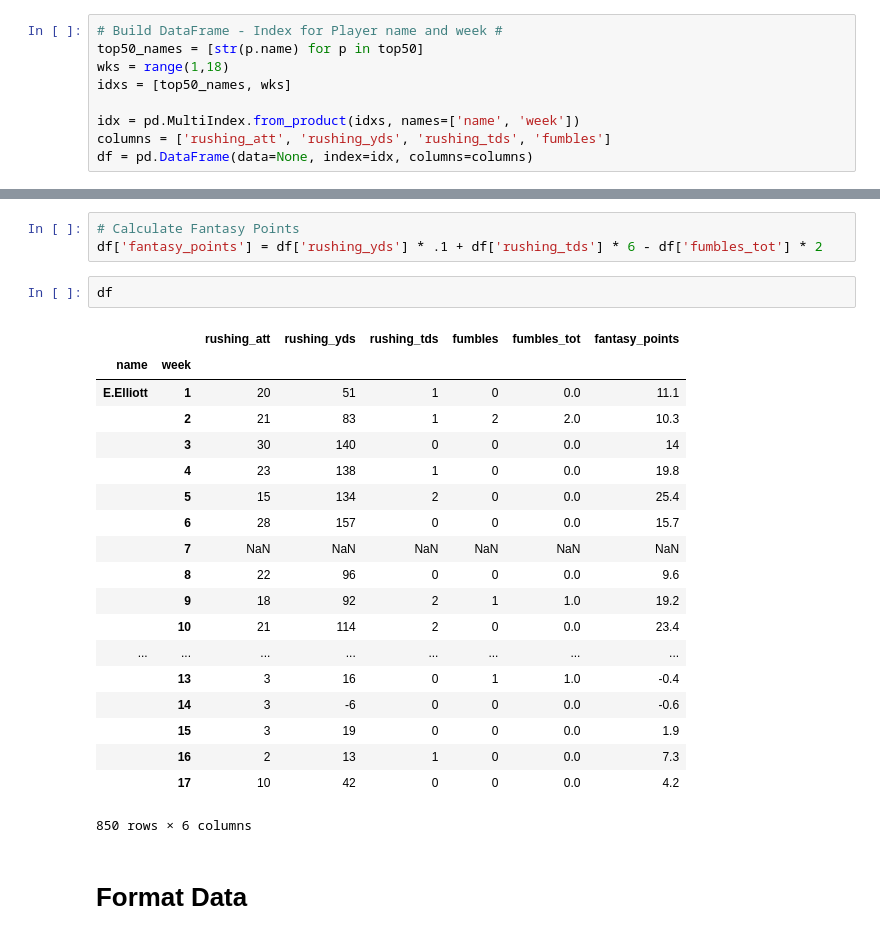
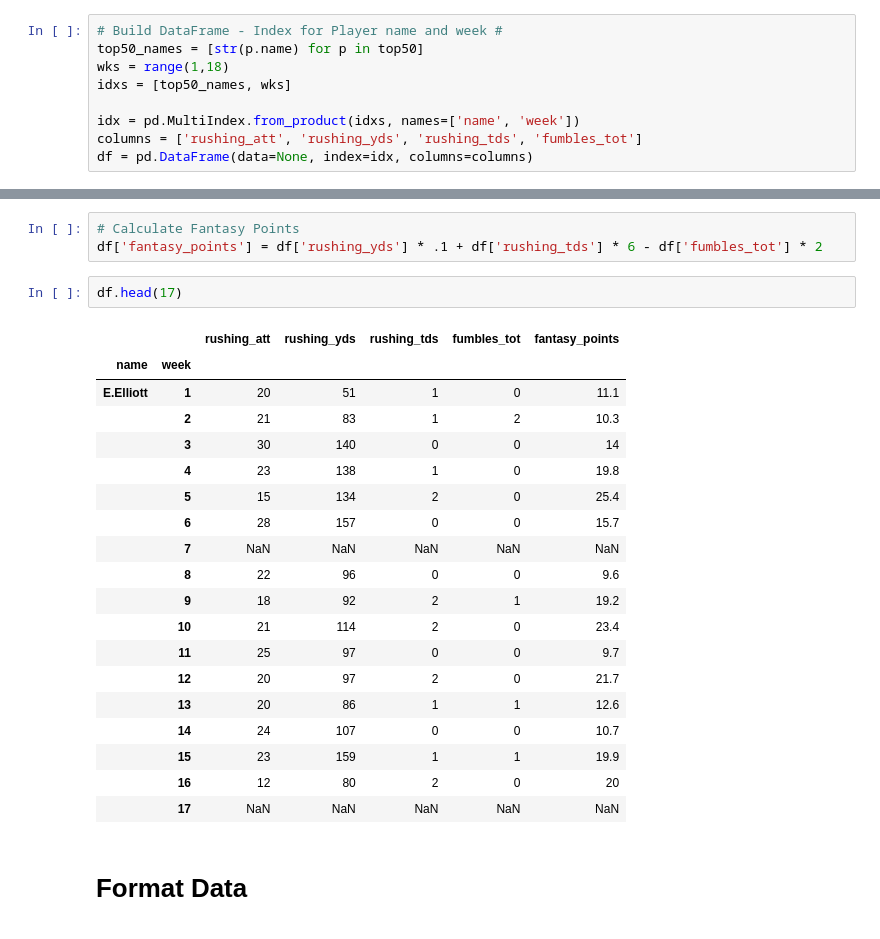
Before and after one commit to brentzucker/deep-learning-fantasy-football, a Jupyter notebook: Baseline.ipynb, the cells around one changed output, grey strips where cells are left out. Saved outputs shown, nothing was run; the diff lists cells and outputs as text.

```diff
--- a/Baseline.ipynb
+++ b/Baseline.ipynb
@@ -21,7 +21,7 @@ wks = range(1,18)
 idxs = [top50_names, wks]
 
 idx = pd.MultiIndex.from_product(idxs, names=['name', 'week'])
-columns = ['rushing_att', 'rushing_yds', 'rushing_tds', 'fumbles']
+columns = ['rushing_att', 'rushing_yds', 'rushing_tds', 'fumbles_tot']
 df = pd.DataFrame(data=None, index=idx, columns=columns)
 # %%
 df.head()
@@ -49,26 +49,26 @@ for g in games:
 # Calculate Fantasy Points
 df['fantasy_points'] = df['rushing_yds'] * .1 + df['rushing_tds'] * 6 - df['fumbles_tot'] * 2
 # %%
-df
+df.head(17)
 # %% [output]
-|  |  | rushing_att | rushing_yds | rushing_tds | fumbles | fumbles_tot | fantasy_points |
-| name | week |  |  |  |  |  |  |
-| E.Elliott | 1 | 20 | 51 | 1 | 0 | 0.0 | 11.1 |
-|  | 2 | 21 | 83 | 1 | 2 | 2.0 | 10.3 |
-|  | 3 | 30 | 140 | 0 | 0 | 0.0 | 14 |
-|  | 4 | 23 | 138 | 1 | 0 | 0.0 | 19.8 |
-|  | 5 | 15 | 134 | 2 | 0 | 0.0 | 25.4 |
-|  | 6 | 28 | 157 | 0 | 0 | 0.0 | 15.7 |
-|  | 7 | NaN | NaN | NaN | NaN | NaN | NaN |
-|  | 8 | 22 | 96 | 0 | 0 | 0.0 | 9.6 |
-|  | 9 | 18 | 92 | 2 | 1 | 1.0 | 19.2 |
-|  | 10 | 21 | 114 | 2 | 0 | 0.0 | 23.4 |
-| ... | ... | ... | ... | ... | ... | ... | ... |
-|  | 13 | 3 | 16 | 0 | 1 | 1.0 | -0.4 |
-|  | 14 | 3 | -6 | 0 | 0 | 0.0 | -0.6 |
-|  | 15 | 3 | 19 | 0 | 0 | 0.0 | 1.9 |
-|  | 16 | 2 | 13 | 1 | 0 | 0.0 | 7.3 |
-|  | 17 | 10 | 42 | 0 | 0 | 0.0 | 4.2 |
+|  |  | rushing_att | rushing_yds | rushing_tds | fumbles_tot | fantasy_points |
+| name | week |  |  |  |  |  |
+| E.Elliott | 1 | 20 | 51 | 1 | 0 | 11.1 |
+|  | 2 | 21 | 83 | 1 | 2 | 10.3 |
+|  | 3 | 30 | 140 | 0 | 0 | 14 |
+|  | 4 | 23 | 138 | 1 | 0 | 19.8 |
+|  | 5 | 15 | 134 | 2 | 0 | 25.4 |
+|  | 6 | 28 | 157 | 0 | 0 | 15.7 |
+|  | 7 | NaN | NaN | NaN | NaN | NaN |
+|  | 8 | 22 | 96 | 0 | 0 | 9.6 |
+|  | 9 | 18 | 92 | 2 | 1 | 19.2 |
+|  | 10 | 21 | 114 | 2 | 0 | 23.4 |
+|  | 11 | 25 | 97 | 0 | 0 | 9.7 |
+|  | 12 | 20 | 97 | 2 | 0 | 21.7 |
+|  | 13 | 20 | 86 | 1 | 1 | 12.6 |
+|  | 14 | 24 | 107 | 0 | 0 | 10.7 |
+|  | 15 | 23 | 159 | 1 | 1 | 19.9 |
+|  | 16 | 12 | 80 | 2 | 0 | 20 |
+|  | 17 | NaN | NaN | NaN | NaN | NaN |
-850 rows × 6 columns
 # %% [markdown]
 # Format Data
```
Also changed, not shown: parts of 11 cells of this notebook.
